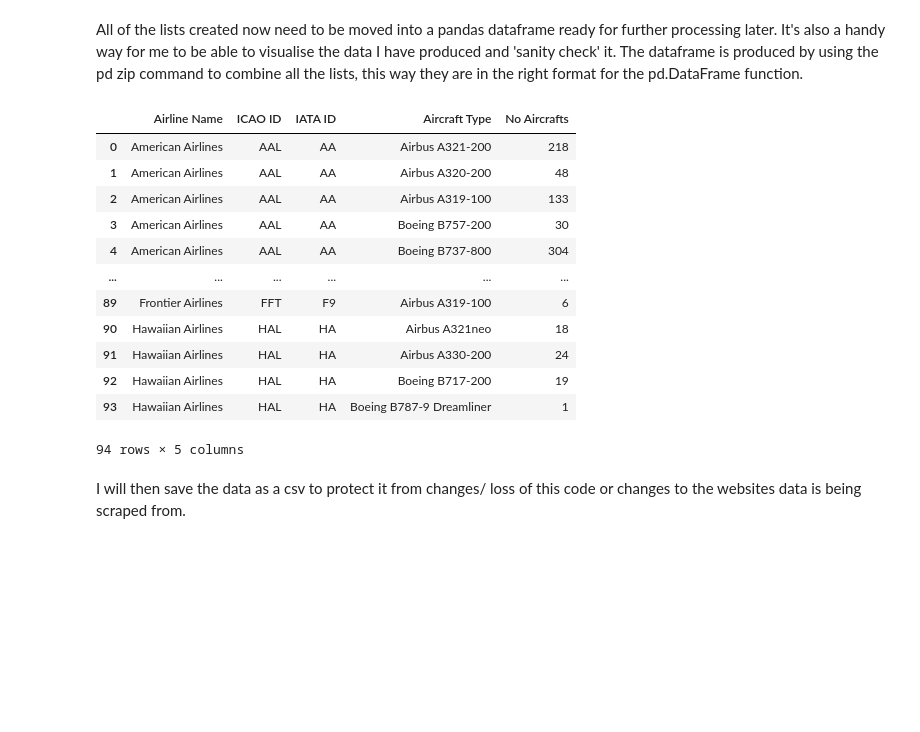
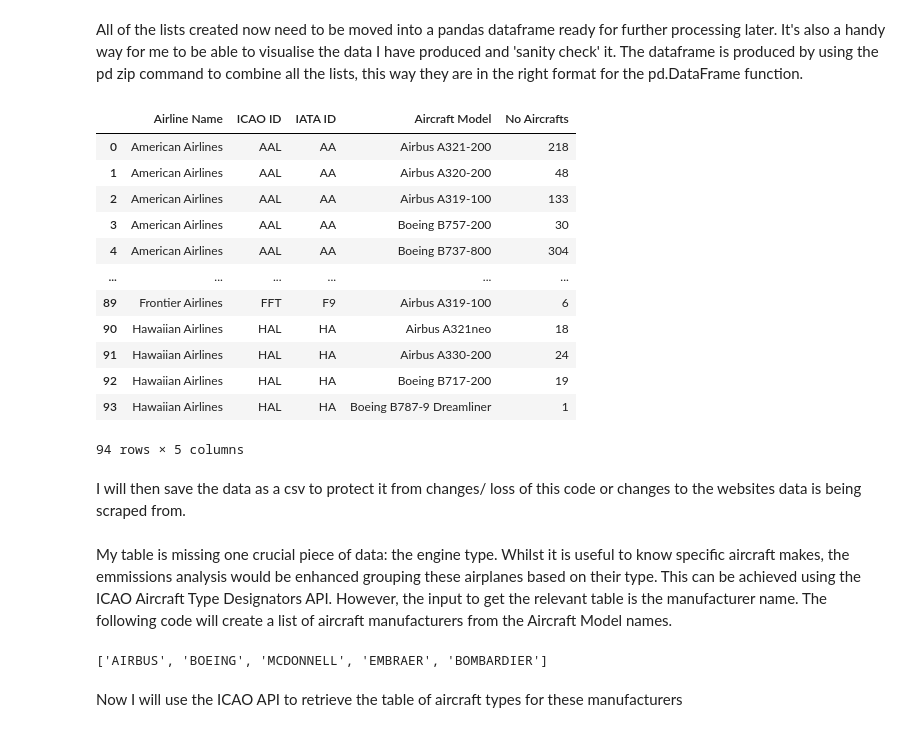
Before and after one commit to GenevaKirwan/CFG-Airline-Project, a Jupyter notebook: Processing_Fleet_Data.ipynb, the cells around one changed output. Cells and saved outputs as stored; diff of their text form; code cells hidden in the pictures; blank space fills up the shorter version.

Commit message:
Completed Fleet Analysis code and supporting documents

```diff
--- a/Processing_Fleet_Data.ipynb
+++ b/Processing_Fleet_Data.ipynb
@@ -121,10 +141,10 @@ All of the lists created now need to be moved into a pandas dataframe ready for
 # %%
 import pandas as pd
 fleet_pd = pd.DataFrame(list(zip(airline_name, ICAO_ID, IATA_ID, aircraft_type_col, no_aircrafts)),
-                           columns =['Airline Name', 'ICAO ID', 'IATA ID', 'Aircraft Type', 'No Aircrafts'])
+                           columns =['Airline Name', 'ICAO ID', 'IATA ID', 'Aircraft Model', 'No Aircrafts'])
 fleet_pd
 # %% [output]
-|  | Airline Name | ICAO ID | IATA ID | Aircraft Type | No Aircrafts |
+|  | Airline Name | ICAO ID | IATA ID | Aircraft Model | No Aircrafts |
 | 0 | American Airlines | AAL | AA | Airbus A321-200 | 218 |
 | 1 | American Airlines | AAL | AA | Airbus A320-200 | 48 |
 | 2 | American Airlines | AAL | AA | Airbus A319-100 | 133 |
@@ -144,3 +164,19 @@ from datetime import date
 today = date.today()
 file_name = 'fleetcsv_' + today.strftime("%d%m%y") + '.csv'
 fleet_pd.to_csv(file_name)
+# %% [markdown]
+My table is missing one crucial piece of data: the engine type. Whilst it is useful to know specific aircraft makes, the emmissions analysis would be enhanced grouping these airplanes based on their type. This can be achieved using the ICAO Aircraft Type Designators API. However, the input to get the relevant table is the manufacturer name. The following code will create a list of aircraft manufacturers from the Aircraft Model names.
+# %%
+import re
+man_ls = []
+
+for model in fleet_pd['Aircraft Model']:
+    mod_words = re.split(' |-',model)
+    first_word = mod_words[0].upper()
+    if first_word.upper() not in man_ls:
+        man_ls.append(first_word)
+print(man_ls)
+# %% [output]
+['AIRBUS', 'BOEING', 'MCDONNELL', 'EMBRAER', 'BOMBARDIER']
+# %% [markdown]
+Now I will use the ICAO API to retrieve the table of aircraft types for these manufacturers
```
Also changed, not shown: parts of 30 cells of this notebook, 3 other files.
